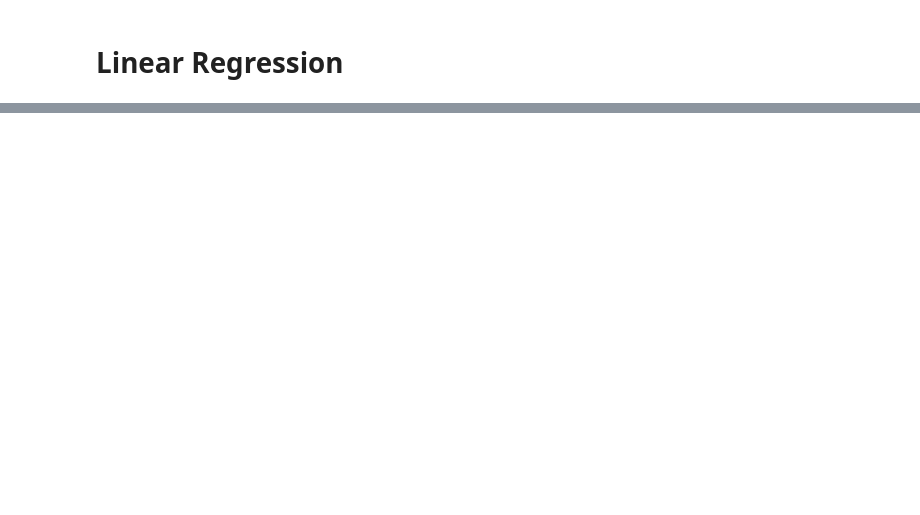
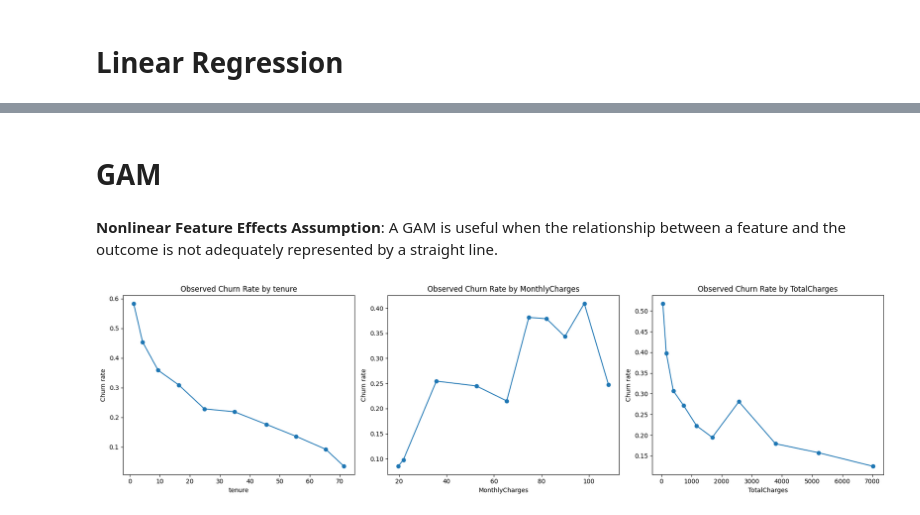
Before and after one commit to eugeniatate-duke/XAI-assumption-junction, a Jupyter notebook: assumption_junction.ipynb, the cells around one changed output, grey strips where cells are left out. Saved outputs shown, nothing was run; the diff lists cells and outputs as text; code cells hidden in the pictures; blank space fills up the shorter version.

```diff
--- a/assumption_junction.ipynb
+++ b/assumption_junction.ipynb
@@ -163,6 +173,12 @@ numeric_features = [
     "TotalCharges"
 ]
 
+gam_smooth_features = [
+    "tenure",
+    "MonthlyCharges",
+    "TotalCharges"
+]
+
 categorical_features = [
     "gender",
     "Partner",
@@ -499,0 +993,56 @@ strong multicollinearity problems or that the design matrix is singular.
+# %% [markdown]
+# GAM
+# %% [markdown]
+**Nonlinear Feature Effects Assumption**: A GAM is useful when the relationship between a feature and the outcome is not adequately represented by a straight line.
+# %%
+
+fig, axes = plt.subplots(
+    1,
+    3,
+    figsize=(18, 5)
+)
+
+for ax, feature in zip(axes, gam_smooth_features):
+
+    diagnostic_data = df[
+        [feature, "ChurnBinary"]
+    ].copy()
+
+    diagnostic_data[feature] = pd.to_numeric(
+        diagnostic_data[feature],
+        errors="coerce"
+    )
+
+    diagnostic_data = diagnostic_data.dropna()
+
+    diagnostic_data["FeatureBin"] = pd.qcut(
+        diagnostic_data[feature],
+        q=10,
+        duplicates="drop"
+    )
+
+    bin_summary = (
+        diagnostic_data
+        .groupby("FeatureBin", observed=True)
+        .agg(
+            MeanFeatureValue=(feature, "mean"),
+            ChurnRate=("ChurnBinary", "mean"),
+            Customers=("ChurnBinary", "size")
+        )
+        .reset_index()
+    )
+
+    ax.plot(
+        bin_summary["MeanFeatureValue"],
+        bin_summary["ChurnRate"],
+        marker="o"
+    )
+
+    ax.set_title(f"Observed Churn Rate by {feature}")
+    ax.set_xlabel(feature)
+    ax.set_ylabel("Churn rate")
+
+plt.tight_layout()
+plt.show()
+# %% [output]
+[figure, added]
```
Also changed, not shown: parts of 66 cells of this notebook.
